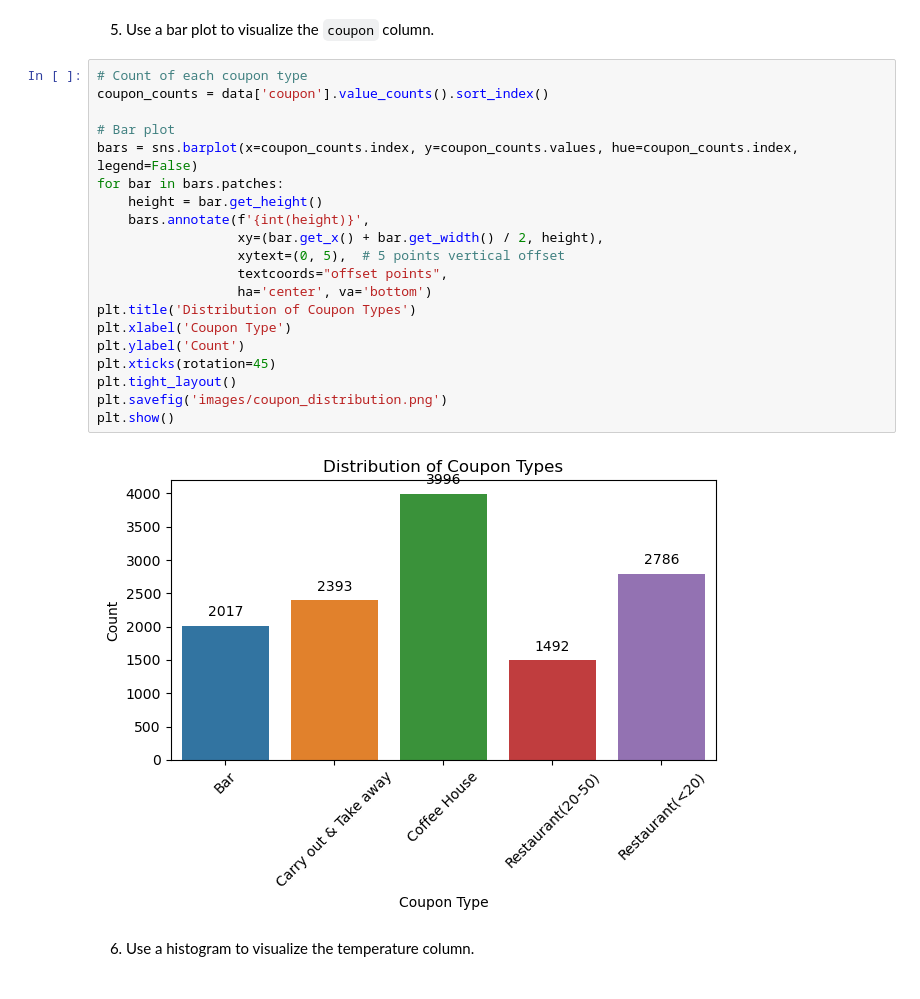
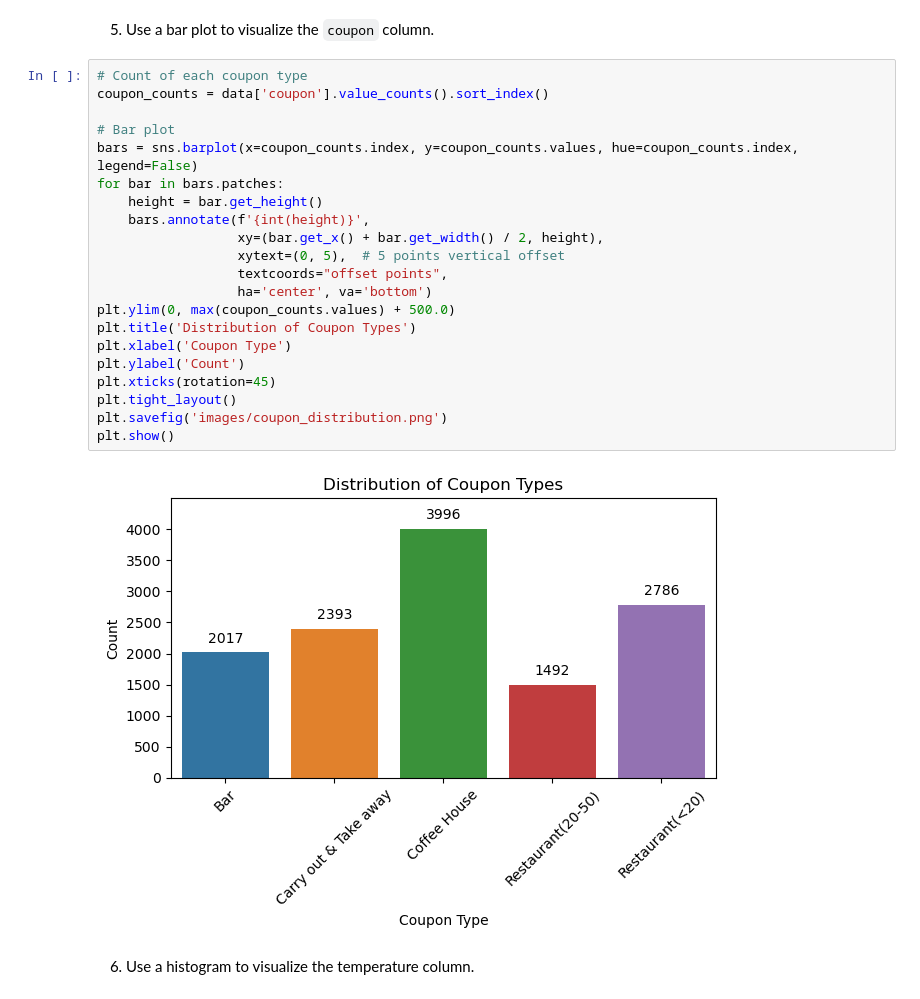
Before and after one commit to swarnima-shrivastava/coupon-acceptance-analytics, a Jupyter notebook: prompt.ipynb, the cells around one changed output. Drawn from its saved outputs; the diff is of its cells as text.

```diff
--- a/prompt.ipynb
+++ b/prompt.ipynb
@@ -186,25 +186,26 @@ Proportion of observations that accepted the coupon: 0.57
 # %%
 # Count of each coupon type
 coupon_counts = data['coupon'].value_counts().sort_index()
 
 # Bar plot
 bars = sns.barplot(x=coupon_counts.index, y=coupon_counts.values, hue=coupon_counts.index, legend=False)
 for bar in bars.patches:
     height = bar.get_height()
     bars.annotate(f'{int(height)}',
                   xy=(bar.get_x() + bar.get_width() / 2, height),
                   xytext=(0, 5),  # 5 points vertical offset
                   textcoords="offset points",
                   ha='center', va='bottom')
+plt.ylim(0, max(coupon_counts.values) + 500.0)
 plt.title('Distribution of Coupon Types')
 plt.xlabel('Coupon Type')
 plt.ylabel('Count')
 plt.xticks(rotation=45)
 plt.tight_layout()
 plt.savefig('images/coupon_distribution.png')
 plt.show()
 # %% [output]
-[figure, old version]
+[figure, new version]
 # %% [markdown]
 6. Use a histogram to visualize the temperature column.
 # %%
```
Also changed, not shown: 1 other file.
